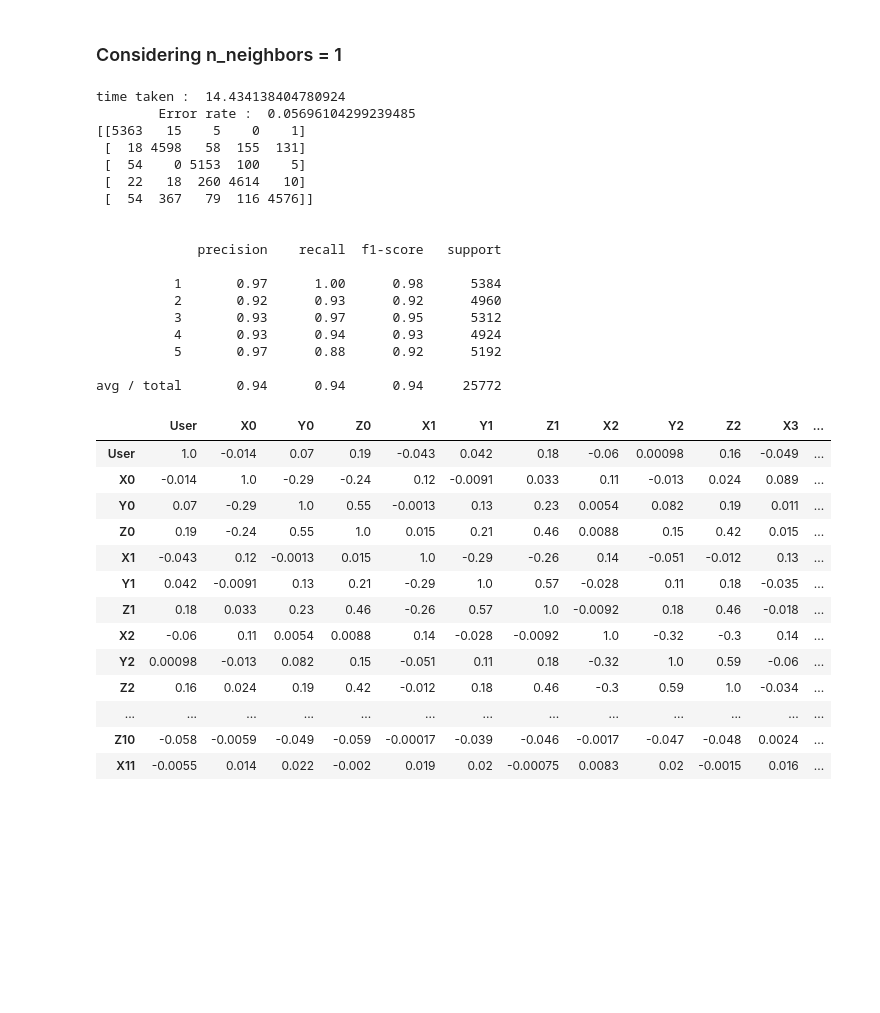
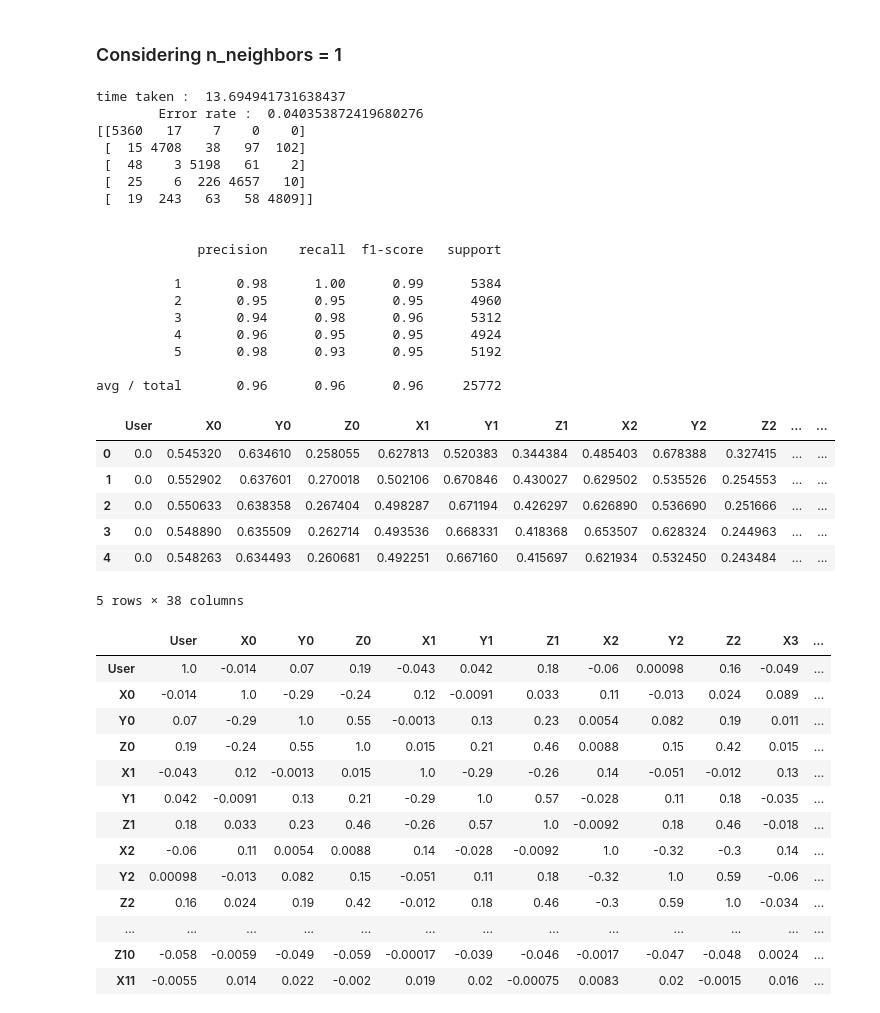
Before and after one commit to Desmond00/Collaboration, a Jupyter notebook: CS Dataset/PearsonAndWrapperBasedFeatureSelection.ipynb, the cells around one changed output. Saved outputs shown, nothing was run; the diff lists cells and outputs as text; code cells hidden in the pictures; blank space fills up the shorter version.

Commit message:
added some modification in algorithm with experiment in Computer Science dataset

```diff
--- a/CS Dataset/PearsonAndWrapperBasedFeatureSelection.ipynb
+++ b/CS Dataset/PearsonAndWrapperBasedFeatureSelection.ipynb
@@ -61,24 +74,34 @@ def getScoreMatrix(X_train, y_train, X_test, y_test) :
 # %%
-getScoreMatrix(X_train, y_train, X_test, y_test)
+datasetError = getScoreMatrix(X_train, y_train, X_test, y_test)
 # %% [output]
-time taken :  14.434138404780924
-        Error rate :  0.05696104299239485
-[[5363   15    5    0    1]
- [  18 4598   58  155  131]
- [  54    0 5153  100    5]
- [  22   18  260 4614   10]
- [  54  367   79  116 4576]]
+time taken :  13.694941731638437
+        Error rate :  0.040353872419680276
+[[5360   17    7    0    0]
+ [  15 4708   38   97  102]
+ [  48    3 5198   61    2]
+ [  25    6  226 4657   10]
+ [  19  243   63   58 4809]]
 
 
              precision    recall  f1-score   support
 
-          1       0.97      1.00      0.98      5384
-          2       0.92      0.93      0.92      4960
-          3       0.93      0.97      0.95      5312
-          4       0.93      0.94      0.93      4924
-          5       0.97      0.88      0.92      5192
+          1       0.98      1.00      0.99      5384
+          2       0.95      0.95      0.95      4960
+          3       0.94      0.98      0.96      5312
+          4       0.96      0.95      0.95      4924
+          5       0.98      0.93      0.95      5192
 
-avg / total       0.94      0.94      0.94     25772
+avg / total       0.96      0.96      0.96     25772
+# %%
+data.head()
+# %% [output]
+|  | User | X0 | Y0 | Z0 | X1 | Y1 | Z1 | X2 | Y2 | Z2 | ... | ... |
+| 0 | 0.0 | 0.545320 | 0.634610 | 0.258055 | 0.627813 | 0.520383 | 0.344384 | 0.485403 | 0.678388 | 0.327415 | ... | ... |
+| 1 | 0.0 | 0.552902 | 0.637601 | 0.270018 | 0.502106 | 0.670846 | 0.430027 | 0.629502 | 0.535526 | 0.254553 | ... | ... |
+| 2 | 0.0 | 0.550633 | 0.638358 | 0.267404 | 0.498287 | 0.671194 | 0.426297 | 0.626890 | 0.536690 | 0.251666 | ... | ... |
+| 3 | 0.0 | 0.548890 | 0.635509 | 0.262714 | 0.493536 | 0.668331 | 0.418368 | 0.653507 | 0.628324 | 0.244963 | ... | ... |
+| 4 | 0.0 | 0.548263 | 0.634493 | 0.260681 | 0.492251 | 0.667160 | 0.415697 | 0.621934 | 0.532450 | 0.243484 | ... | ... |
+5 rows × 38 columns
 # %%
 scoreTable = data.corr(method='pearson')
 # %%
```
Also changed, not shown: parts of 8 cells of this notebook.
